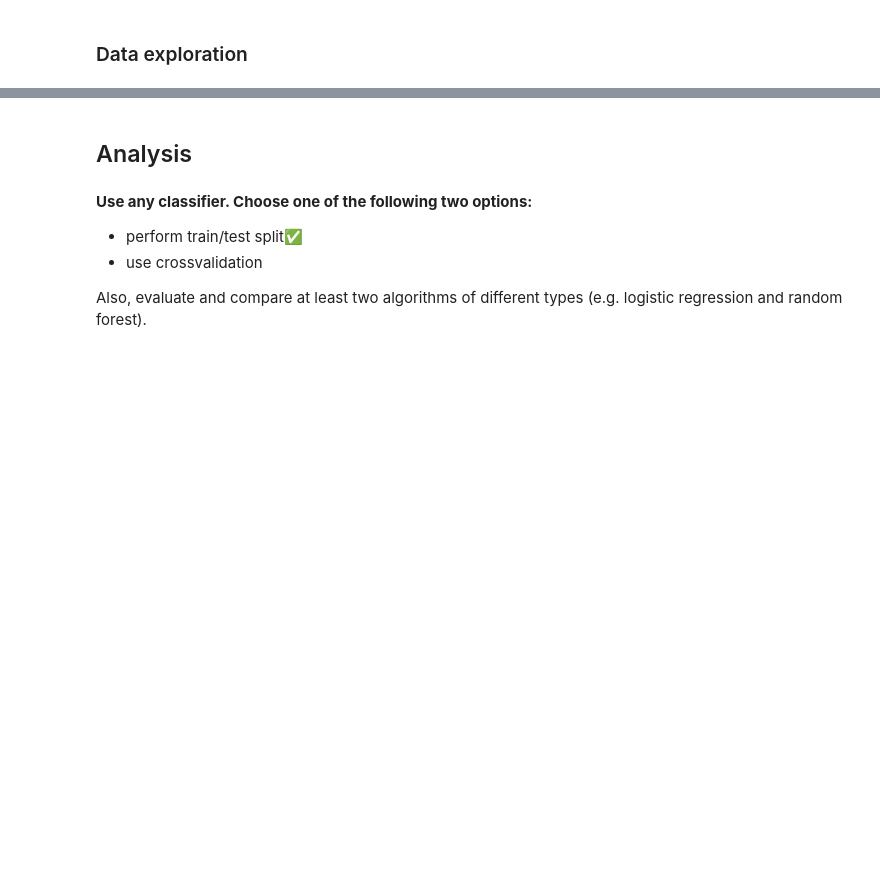
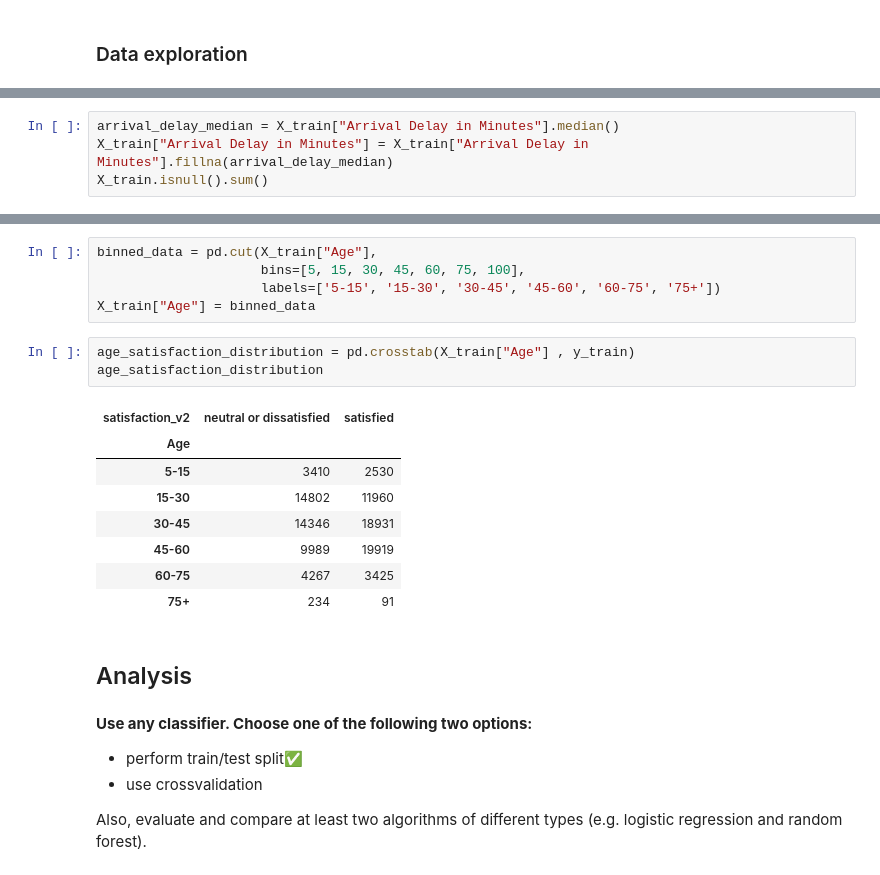
Before and after one commit to aselkabopp/airline_passenger_satisfaction, a Jupyter notebook: airline_passenger_satisfaction.ipynb, the cells around one changed output, grey strips where cells are left out. Cells and saved outputs as stored; diff of their text form; blank space fills up the shorter version.

```diff
--- a/airline_passenger_satisfaction.ipynb
+++ b/airline_passenger_satisfaction.ipynb
@@ -194,0 +205,4 @@ sns.heatmap(corr,
+# %%
+arrival_delay_median = X_train["Arrival Delay in Minutes"].median()
+X_train["Arrival Delay in Minutes"] = X_train["Arrival Delay in Minutes"].fillna(arrival_delay_median)
+X_train.isnull().sum()
@@ -195,3 +227,20 @@ sns.heatmap(corr,
+# %%
+binned_data = pd.cut(X_train["Age"],
+                     bins=[5, 15, 30, 45, 60, 75, 100],
+                     labels=['5-15', '15-30', '30-45', '45-60', '60-75', '75+'])
+X_train["Age"] = binned_data
+# %%
+age_satisfaction_distribution = pd.crosstab(X_train["Age"] , y_train)
+age_satisfaction_distribution
+# %% [output]
+| satisfaction_v2 | neutral or dissatisfied | satisfied |
+| Age |  |  |
+| 5-15 | 3410 | 2530 |
+| 15-30 | 14802 | 11960 |
+| 30-45 | 14346 | 18931 |
+| 45-60 | 9989 | 19919 |
+| 60-75 | 4267 | 3425 |
+| 75+ | 234 | 91 |
 # %% [markdown]
 ## Analysis
 # %% [markdown]
```
Also changed, not shown: parts of 27 cells of this notebook.
